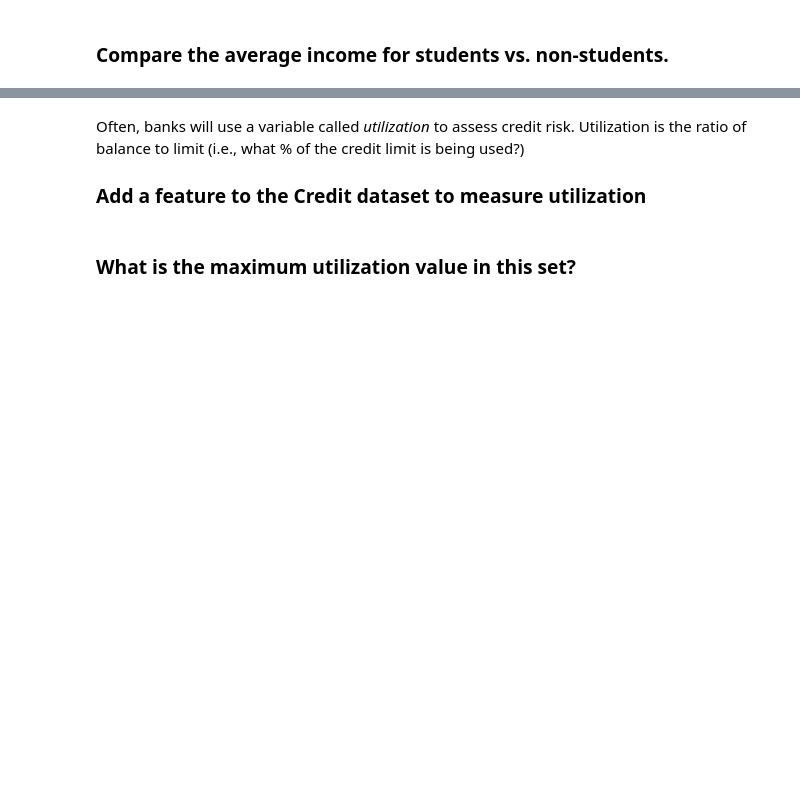
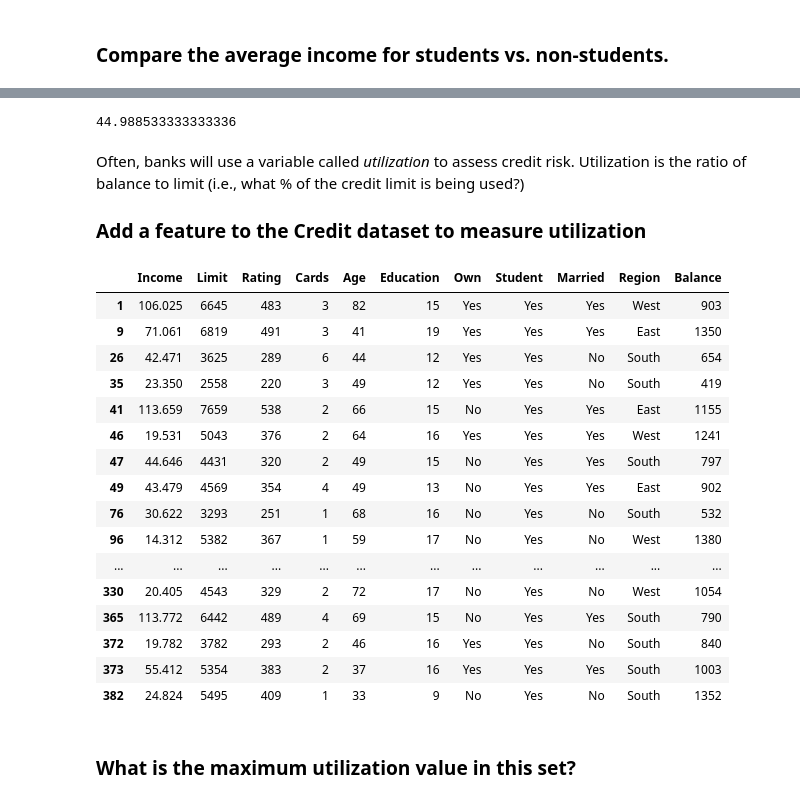
Before and after one commit to malb05/code_2600, a Jupyter notebook: mod01_review.ipynb, the cells around one changed output, grey strips where cells are left out. Saved outputs shown, nothing was run; the diff lists cells and outputs as text; code cells hidden in the pictures; blank space fills up the shorter version.

```diff
--- a/mod01_review.ipynb
+++ b/mod01_review.ipynb
@@ -125,6 +128,33 @@ nan
+# %%
+income = Non_Student['Income'].mean()
+print(income)
+# %% [output]
+44.988533333333336
 # %% [markdown]
 Often, banks will use a variable called _utilization_ to assess credit risk.
 Utilization is the ratio of balance to limit (i.e., what % of the credit limit is being used?)
 ### Add a feature to the Credit dataset to measure utilization
+# %%
+df = pd.DataFrame(Credit)
+# %%
+df[df['Student'] == 'Yes']
+# %% [output]
+|  | Income | Limit | Rating | Cards | Age | Education | Own | Student | Married | Region | Balance |
+| 1 | 106.025 | 6645 | 483 | 3 | 82 | 15 | Yes | Yes | Yes | West | 903 |
+| 9 | 71.061 | 6819 | 491 | 3 | 41 | 19 | Yes | Yes | Yes | East | 1350 |
+| 26 | 42.471 | 3625 | 289 | 6 | 44 | 12 | Yes | Yes | No | South | 654 |
+| 35 | 23.350 | 2558 | 220 | 3 | 49 | 12 | Yes | Yes | No | South | 419 |
+| 41 | 113.659 | 7659 | 538 | 2 | 66 | 15 | No | Yes | Yes | East | 1155 |
+| 46 | 19.531 | 5043 | 376 | 2 | 64 | 16 | Yes | Yes | Yes | West | 1241 |
+| 47 | 44.646 | 4431 | 320 | 2 | 49 | 15 | No | Yes | Yes | South | 797 |
+| 49 | 43.479 | 4569 | 354 | 4 | 49 | 13 | No | Yes | Yes | East | 902 |
+| 76 | 30.622 | 3293 | 251 | 1 | 68 | 16 | No | Yes | No | South | 532 |
+| 96 | 14.312 | 5382 | 367 | 1 | 59 | 17 | No | Yes | No | West | 1380 |
+| ... | ... | ... | ... | ... | ... | ... | ... | ... | ... | ... | ... |
+| 330 | 20.405 | 4543 | 329 | 2 | 72 | 17 | No | Yes | No | West | 1054 |
+| 365 | 113.772 | 6442 | 489 | 4 | 69 | 15 | No | Yes | Yes | South | 790 |
+| 372 | 19.782 | 3782 | 293 | 2 | 46 | 16 | Yes | Yes | No | South | 840 |
+| 373 | 55.412 | 5354 | 383 | 2 | 37 | 16 | Yes | Yes | Yes | South | 1003 |
+| 382 | 24.824 | 5495 | 409 | 1 | 33 | 9 | No | Yes | No | South | 1352 |
 # %% [markdown]
 ### What is the maximum utilization value in this set?
```
Also changed, not shown: parts of 4 cells of this notebook.
